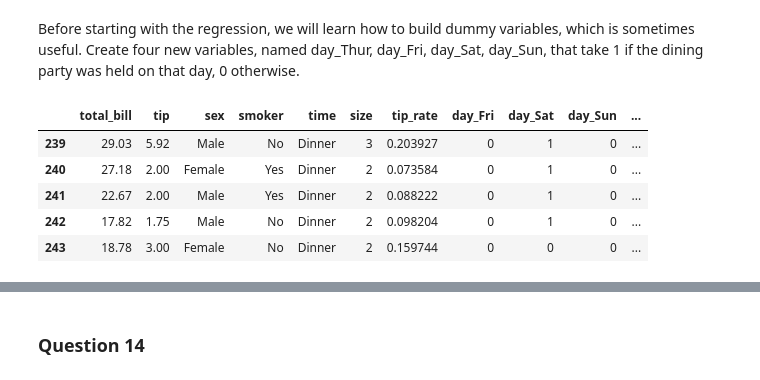
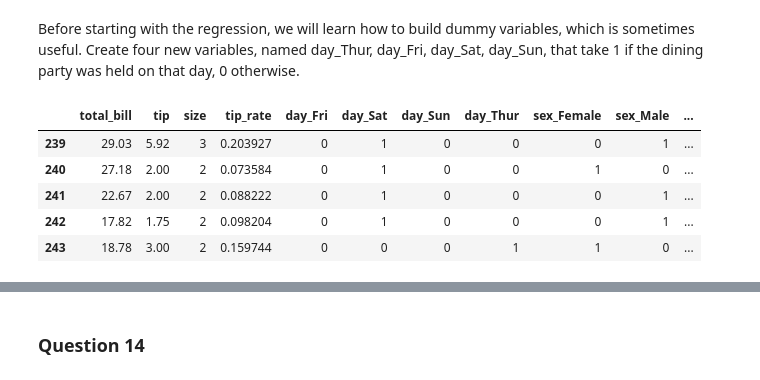
Before and after one commit to Louriz/Data-Mining, a Jupyter notebook: 1.Intr/TP1F3B.ipynb, the cells around one changed output, grey strips where cells are left out. Drawn from its saved outputs; the diff is of its cells as text; code cells hidden in the pictures.

```diff
--- a/1.Intr/TP1F3B.ipynb
+++ b/1.Intr/TP1F3B.ipynb
@@ -344,16 +344,19 @@ Before starting with the regression, we will learn how to build dummy variables,
 useful. Create four new variables, named day_Thur, day_Fri, day_Sat, day_Sun, that take 1 if the dining party
 was held on that day, 0 otherwise.
 # %%
-#this function should return a dataframe including the dummies for 'day'
+#this function should return a dataframe including the dummies for 'day','sex','smoker' and 'time'
 def answer_13():
     # write your code here:
     data_tips=answer_4()
-    return pd.get_dummies(data_tips,columns=['day'])
+    res= pd.get_dummies(data_tips,columns=['day','sex','smoker','time'])
+    #result=res.ix[:, 'day_Fri':].astype('object')
+    #result2=pd.concat([answer_13().ix[:,'total_bill':'tip_rate'],result],axis=1)
+    return res
 answer_13().tail(5)
 # %% [output]
-|  | total_bill | tip | sex | smoker | time | size | tip_rate | day_Fri | day_Sat | day_Sun | ... |
-| 239 | 29.03 | 5.92 | Male | No | Dinner | 3 | 0.203927 | 0 | 1 | 0 | ... |
-| 240 | 27.18 | 2.00 | Female | Yes | Dinner | 2 | 0.073584 | 0 | 1 | 0 | ... |
-| 241 | 22.67 | 2.00 | Male | Yes | Dinner | 2 | 0.088222 | 0 | 1 | 0 | ... |
-| 242 | 17.82 | 1.75 | Male | No | Dinner | 2 | 0.098204 | 0 | 1 | 0 | ... |
-| 243 | 18.78 | 3.00 | Female | No | Dinner | 2 | 0.159744 | 0 | 0 | 0 | ... |
+|  | total_bill | tip | size | tip_rate | day_Fri | day_Sat | day_Sun | day_Thur | sex_Female | sex_Male | ... |
+| 239 | 29.03 | 5.92 | 3 | 0.203927 | 0 | 1 | 0 | 0 | 0 | 1 | ... |
+| 240 | 27.18 | 2.00 | 2 | 0.073584 | 0 | 1 | 0 | 0 | 1 | 0 | ... |
+| 241 | 22.67 | 2.00 | 2 | 0.088222 | 0 | 1 | 0 | 0 | 0 | 1 | ... |
+| 242 | 17.82 | 1.75 | 2 | 0.098204 | 0 | 1 | 0 | 0 | 0 | 1 | ... |
+| 243 | 18.78 | 3.00 | 2 | 0.159744 | 0 | 0 | 0 | 1 | 1 | 0 | ... |
```
Also changed, not shown: parts of 18 cells of this notebook.
